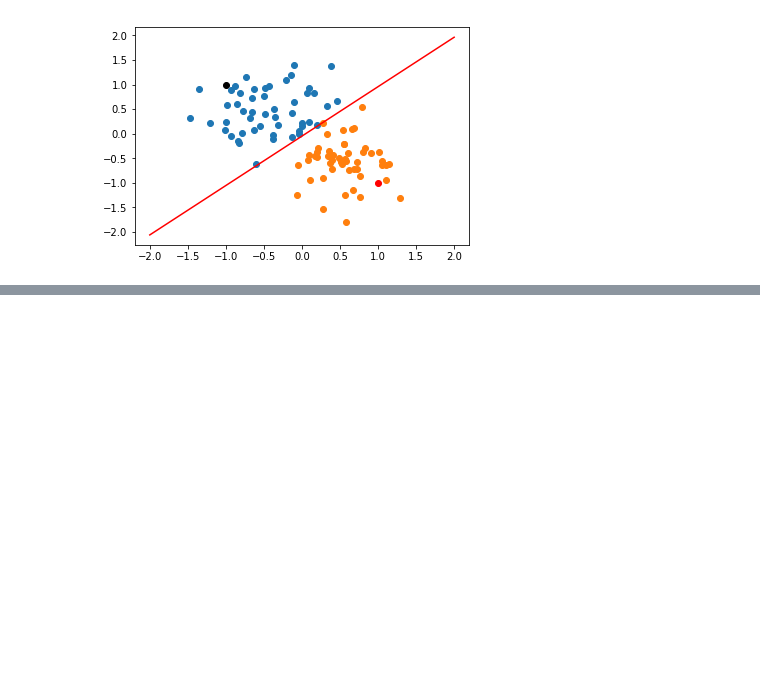
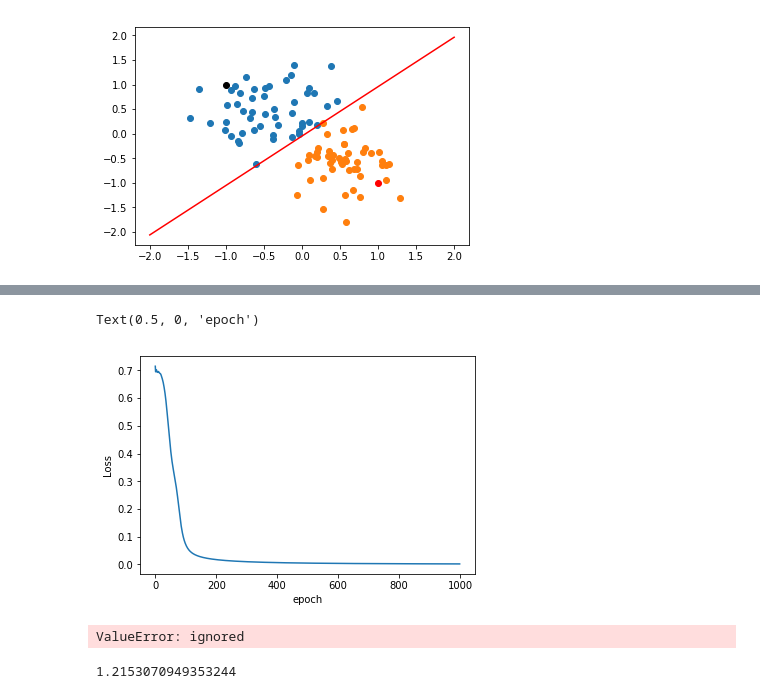
Before and after one commit to zvyag/PyTorch-for-Deep-Learning-and-Computer-Vision-Course-All-Codes-, a Jupyter notebook: pytorch_hello.ipynb, the cells around one changed output, grey strips where cells are left out. Drawn from its saved outputs; the diff is of its cells as text; code cells hidden in the pictures; blank space fills up the shorter version.

```diff
--- a/pytorch_hello.ipynb
+++ b/pytorch_hello.ipynb
@@ -367,0 +378,22 @@ black point in class 0
+# %%
+class Model(nn.Module):
+  def __init__(self, input_size, H1, output_size):  # add hidden layer size
+    super().__init__()
+    self.linear = nn.Linear(input_size, H1)
+    self.linear2 = nn.Linear(H1, output_size)
+
+  def forward(self, x):
+    x = torch.sigmoid(self.linear(x))
+    x = torch.sigmoid(self.linear2(x))
+    return x
+
+  def predict(self, x):
+    pred = self.forward(x)
+    if pred >= 0.5:
+      return 1
+    else:
+      return 0
+# %%
+torch.manual_seed(2)
+model = Model(2, 4, 1)
+print(list(model.parameters()))
@@ -367,0 +409,22 @@ black point in class 0
+# %%
+criterion = nn.BCELoss()
+optimizer = torch.optim.Adam(model.parameters(), lr=0.1)
+# %%
+epochs = 1000
+losses = []
+for i in range(epochs):
+  y_pred = model.forward(x_data)
+  loss = criterion(y_pred, y_data)
+  #print("epoch: ", i, "loss", loss.item())
+
+  losses.append(loss.item())
+  optimizer.zero_grad()
+  loss.backward()
+  optimizer.step()
+# %%
+plt.plot(range(epochs), losses)
+plt.ylabel("Loss")
+plt.xlabel("epoch")
+# %% [output]
+Text(0.5, 0, 'epoch')
+[figure, added]
@@ -367,0 +440,9 @@ black point in class 0
+# %%
+plot_decision_boundary(X, y)
+# %% [output]
+ValueError: ignored
+# %%
+min(X[:, 0])
+max(X[:,0])
+# %% [output]
+1.2153070949353244
```
Also changed, not shown: parts of 4 cells of this notebook.
